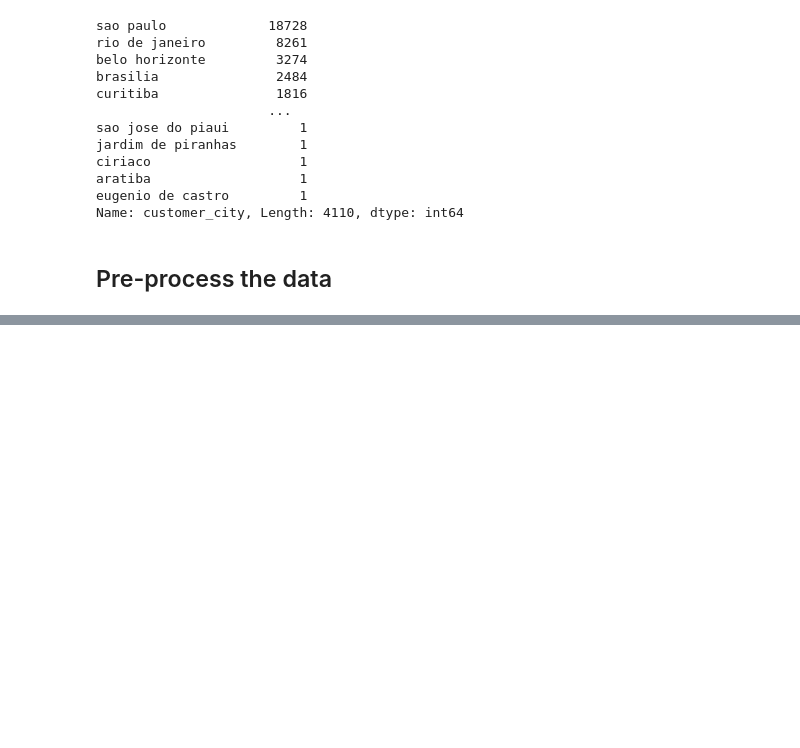
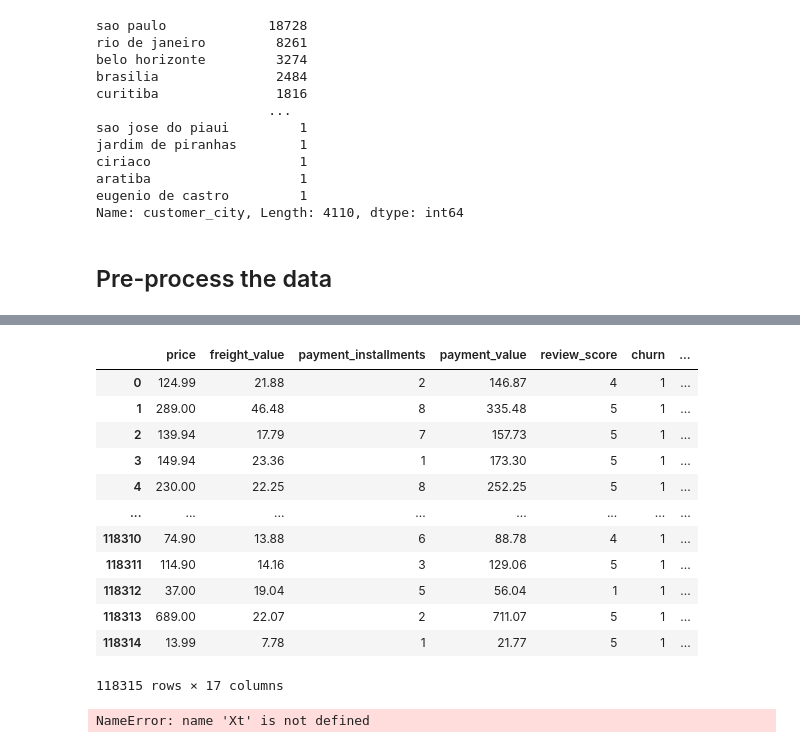
Before and after one commit to justinm329/ads_508_team_project_test, a Jupyter notebook: JF_EDA_refined.ipynb, the cells around one changed output, grey strips where cells are left out. Saved outputs shown, nothing was run; the diff lists cells and outputs as text; code cells hidden in the pictures; blank space fills up the shorter version.

```diff
--- a/JF_EDA_refined.ipynb
+++ b/JF_EDA_refined.ipynb
@@ -313,0 +318,47 @@ ValueError: could not convert string to float: '"06b8999e2fba1a1fbc88172c00ba8bc
+# %%
+def check_category_dtypes(dataset):
+    category_columns = []
+    for i in dataset:
+        if dataset[i].dtype == 'object':
+            category_columns.append(i)
+        elif dataset[i].dtype == 'category':
+            category_columns.append(i)
+    return category_columns
+# %%
+from numpy.lib.shape_base import column_stack
+# apply OHE to the label_text column
+def apply_ohe(dataset):
+    # Assuming check_category_dtypes(dataset) correctly returns a list of categorical column names
+    category_columns = check_category_dtypes(dataset)
+
+    # Initialize OneHotEncoder
+    ohe = OneHotEncoder(sparse=False, handle_unknown='ignore')
+
+    # Fit and transform the categorical columns
+    ohe_data = ohe.fit_transform(dataset[category_columns])
+
+    # Create a DataFrame with the encoded data and column names derived from the encoder
+    new_df = pd.DataFrame(ohe_data, columns=ohe.get_feature_names_out(category_columns), index=dataset.index)
+
+    # Concatenate the original dataset (minus the categorical columns) with the new encoded DataFrame
+    final_df = pd.concat([dataset.drop(columns=category_columns), new_df], axis=1)
+
+    return final_df
+# %%
+## apply one hot encoding to the dataset
+encoded_df = apply_ohe(new_df)
+encoded_df
+# %% [output]
+|  | price | freight_value | payment_installments | payment_value | review_score | churn | ... |
+| 0 | 124.99 | 21.88 | 2 | 146.87 | 4 | 1 | ... |
+| 1 | 289.00 | 46.48 | 8 | 335.48 | 5 | 1 | ... |
+| 2 | 139.94 | 17.79 | 7 | 157.73 | 5 | 1 | ... |
+| 3 | 149.94 | 23.36 | 1 | 173.30 | 5 | 1 | ... |
+| 4 | 230.00 | 22.25 | 8 | 252.25 | 5 | 1 | ... |
+| ... | ... | ... | ... | ... | ... | ... | ... |
+| 118310 | 74.90 | 13.88 | 6 | 88.78 | 4 | 1 | ... |
+| 118311 | 114.90 | 14.16 | 3 | 129.06 | 5 | 1 | ... |
+| 118312 | 37.00 | 19.04 | 5 | 56.04 | 1 | 1 | ... |
+| 118313 | 689.00 | 22.07 | 2 | 711.07 | 5 | 1 | ... |
+| 118314 | 13.99 | 7.78 | 1 | 21.77 | 5 | 1 | ... |
+118315 rows × 17 columns
@@ -313,0 +379,19 @@ ValueError: could not convert string to float: '"06b8999e2fba1a1fbc88172c00ba8bc
+# %%
+import matplotlib.pyplot as plt
+from matplotlib.lines import Line2D
+
+# Assuming Xt and y_train_smote are already defined
+plot = plt.scatter(Xt[:,0], Xt[:,1], c=y_train_smote['churn'])
+
+# If y_train_smote is a Series or an array, just use it directly. If it's a DataFrame, access the relevant column.
+labels = y_train_smote.unique() if not isinstance(y_train_smote, pd.DataFrame) else y_train_smote['churn'].unique()
+
+# Create custom handles
+handles = [Line2D([0], [0], marker='o', color='w', markerfacecolor='yellow', markersize=10),
+           Line2D([0], [0], marker='o', color='w', markerfacecolor='purple', markersize=10)]
+
+# Add legend to plot
+plt.legend(handles, labels)
+plt.show()
+# %% [output]
+NameError: name 'Xt' is not defined
```
Also changed, not shown: parts of 10 cells of this notebook.
